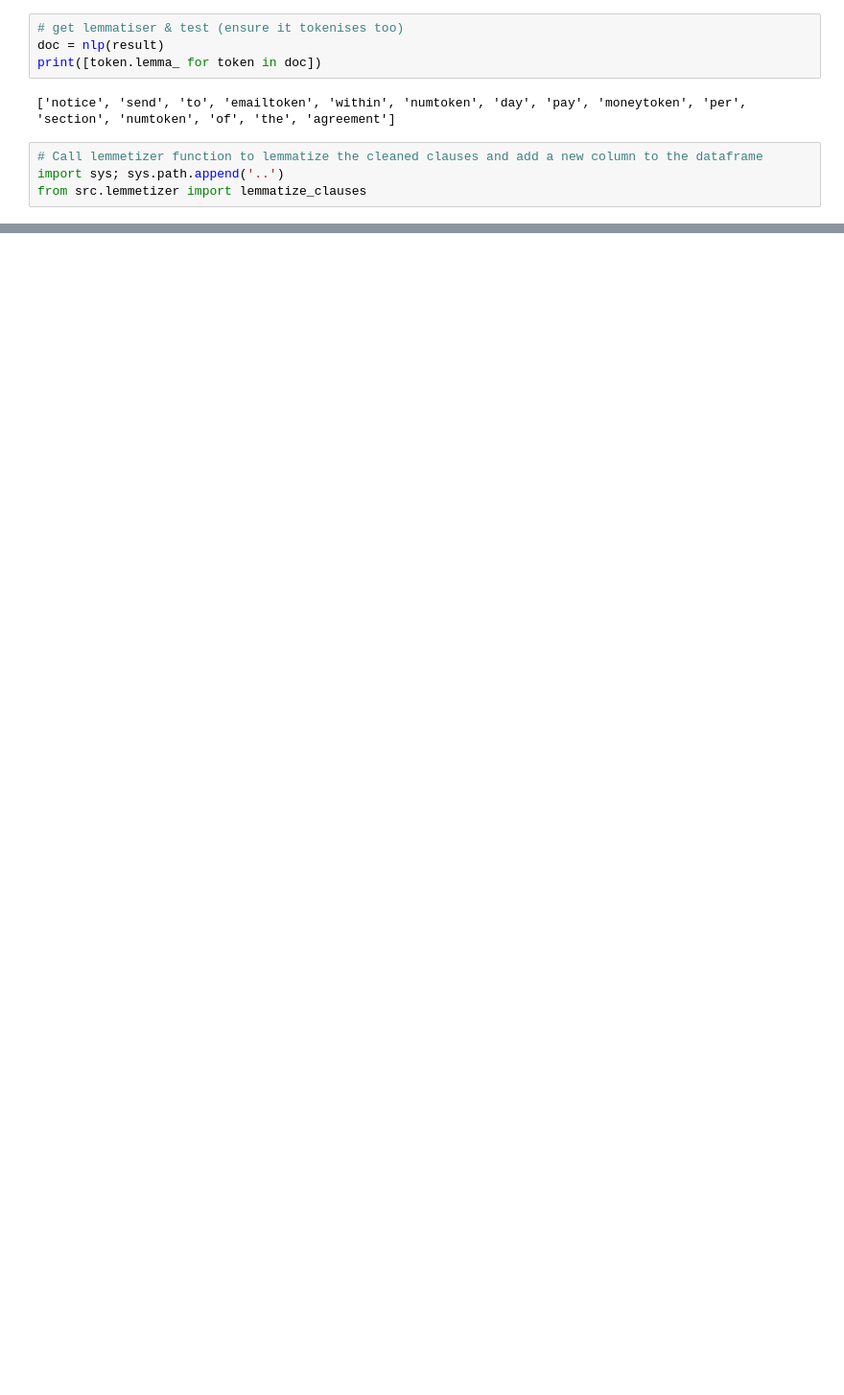
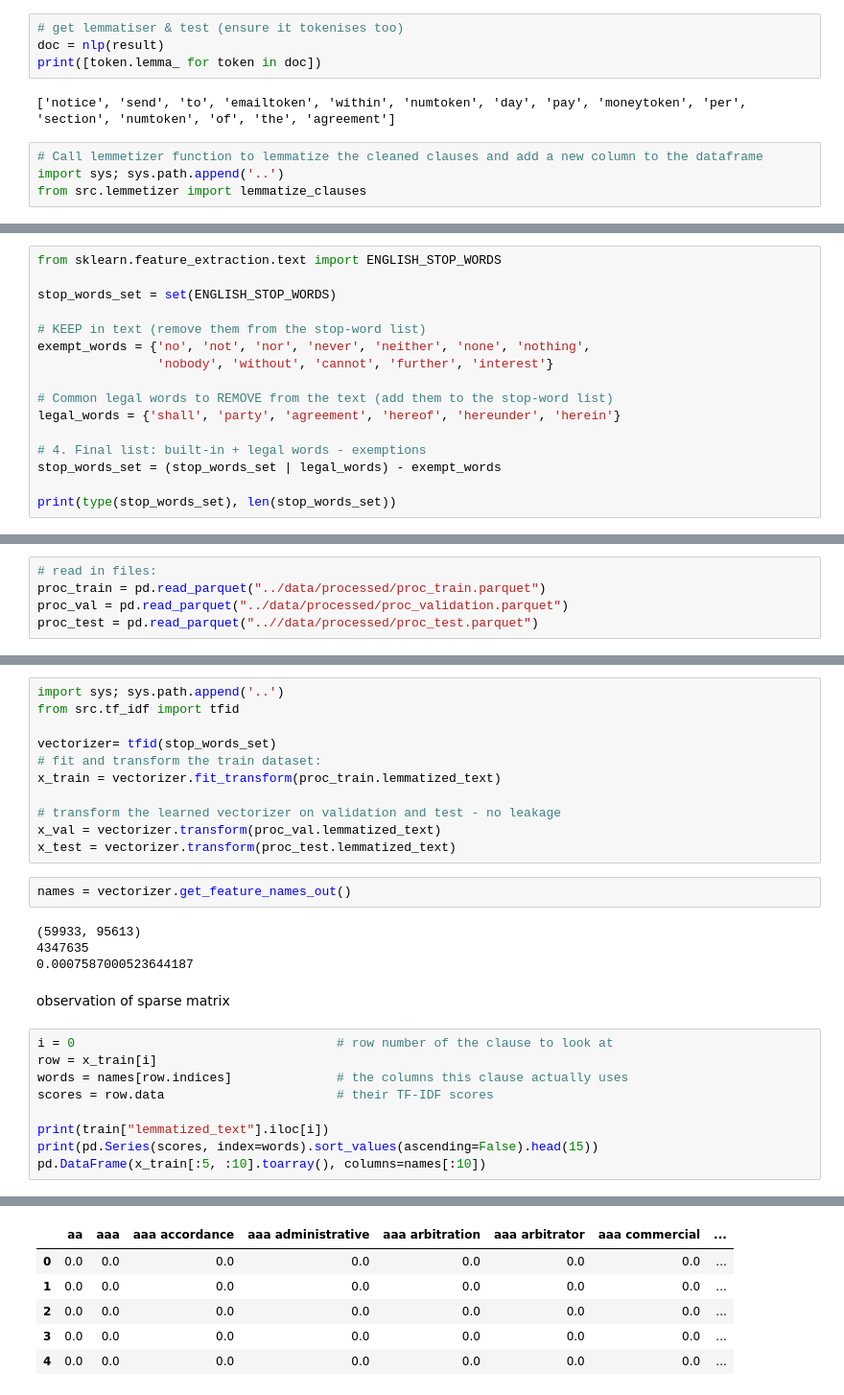
Before and after one commit to jag5m33/py_legal_data, a Jupyter notebook: notebooks/eda.ipynb, the cells around one changed output, grey strips where cells are left out. Shown at 96% size. Cells and saved outputs as stored; diff of their text form; blank space fills up the shorter version.

```diff
--- a/notebooks/eda.ipynb
+++ b/notebooks/eda.ipynb
@@ -376,0 +430,16 @@ ValueError: Length of values (1) does not match length of index (59933)
+# %%
+from sklearn.feature_extraction.text import ENGLISH_STOP_WORDS
+
+stop_words_set = set(ENGLISH_STOP_WORDS)
+
+# KEEP in text (remove them from the stop-word list)
+exempt_words = {'no', 'not', 'nor', 'never', 'neither', 'none', 'nothing',
+                'nobody', 'without', 'cannot', 'further', 'interest'}
+
+# Common legal words to REMOVE from the text (add them to the stop-word list)
+legal_words = {'shall', 'party', 'agreement', 'hereof', 'hereunder', 'herein'}
+
+# 4. Final list: built-in + legal words - exemptions
+stop_words_set = (stop_words_set | legal_words) - exempt_words
+
+print(type(stop_words_set), len(stop_words_set))
@@ -376,0 +453,5 @@ ValueError: Length of values (1) does not match length of index (59933)
+# %%
+# read in files:
+proc_train = pd.read_parquet("../data/processed/proc_train.parquet")
+proc_val = pd.read_parquet("../data/processed/proc_validation.parquet")
+proc_test = pd.read_parquet("..//data/processed/proc_test.parquet")
@@ -376,0 +464,29 @@ ValueError: Length of values (1) does not match length of index (59933)
+# %%
+import sys; sys.path.append('..')
+from src.tf_idf import tfid
+
+vectorizer= tfid(stop_words_set)
+# fit and transform the train dataset:
+x_train = vectorizer.fit_transform(proc_train.lemmatized_text)
+
+# transform the learned vectorizer on validation and test - no leakage
+x_val = vectorizer.transform(proc_val.lemmatized_text)
+x_test = vectorizer.transform(proc_test.lemmatized_text)
+# %%
+names = vectorizer.get_feature_names_out()
+# %% [output]
+(59933, 95613)
+4347635
+0.0007587000523644187
+# %% [markdown]
+observation of sparse matrix
+# %%
+i = 0                                   # row number of the clause to look at
+row = x_train[i]
+words = names[row.indices]              # the columns this clause actually uses
+scores = row.data                       # their TF-IDF scores
+
+print(train["lemmatized_text"].iloc[i])
+print(pd.Series(scores, index=words).sort_values(ascending=False).head(15))
+pd.DataFrame(x_train[:5, :10].toarray(), columns=names[:10])
+# %% [output]
@@ -376,0 +510,6 @@ ValueError: Length of values (1) does not match length of index (59933)
+|  | aa | aaa | aaa accordance | aaa administrative | aaa arbitration | aaa arbitrator | aaa commercial | ... |
+| 0 | 0.0 | 0.0 | 0.0 | 0.0 | 0.0 | 0.0 | 0.0 | ... |
+| 1 | 0.0 | 0.0 | 0.0 | 0.0 | 0.0 | 0.0 | 0.0 | ... |
+| 2 | 0.0 | 0.0 | 0.0 | 0.0 | 0.0 | 0.0 | 0.0 | ... |
+| 3 | 0.0 | 0.0 | 0.0 | 0.0 | 0.0 | 0.0 | 0.0 | ... |
+| 4 | 0.0 | 0.0 | 0.0 | 0.0 | 0.0 | 0.0 | 0.0 | ... |
```
Also changed, not shown: parts of 22 cells of this notebook, 2 other files.
